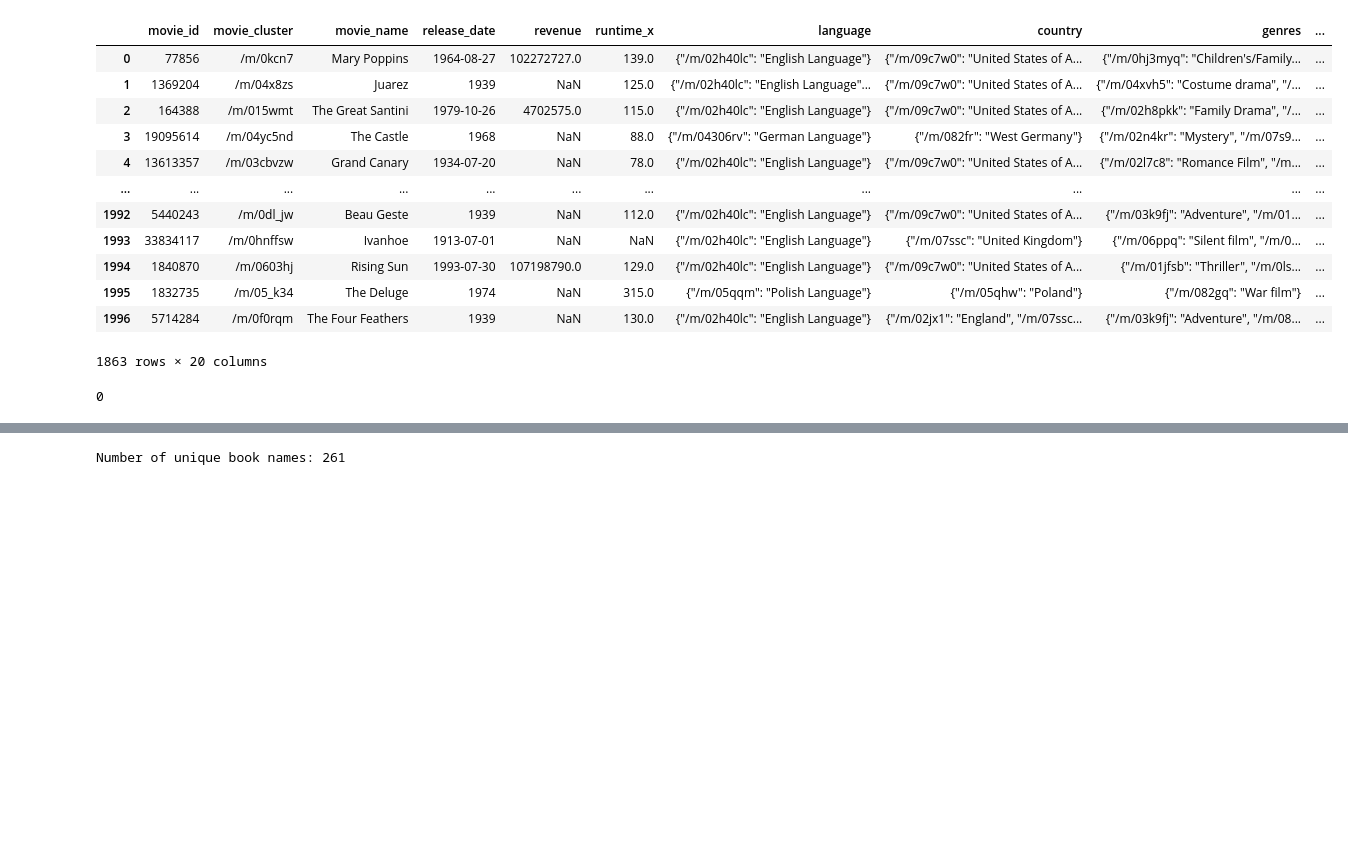
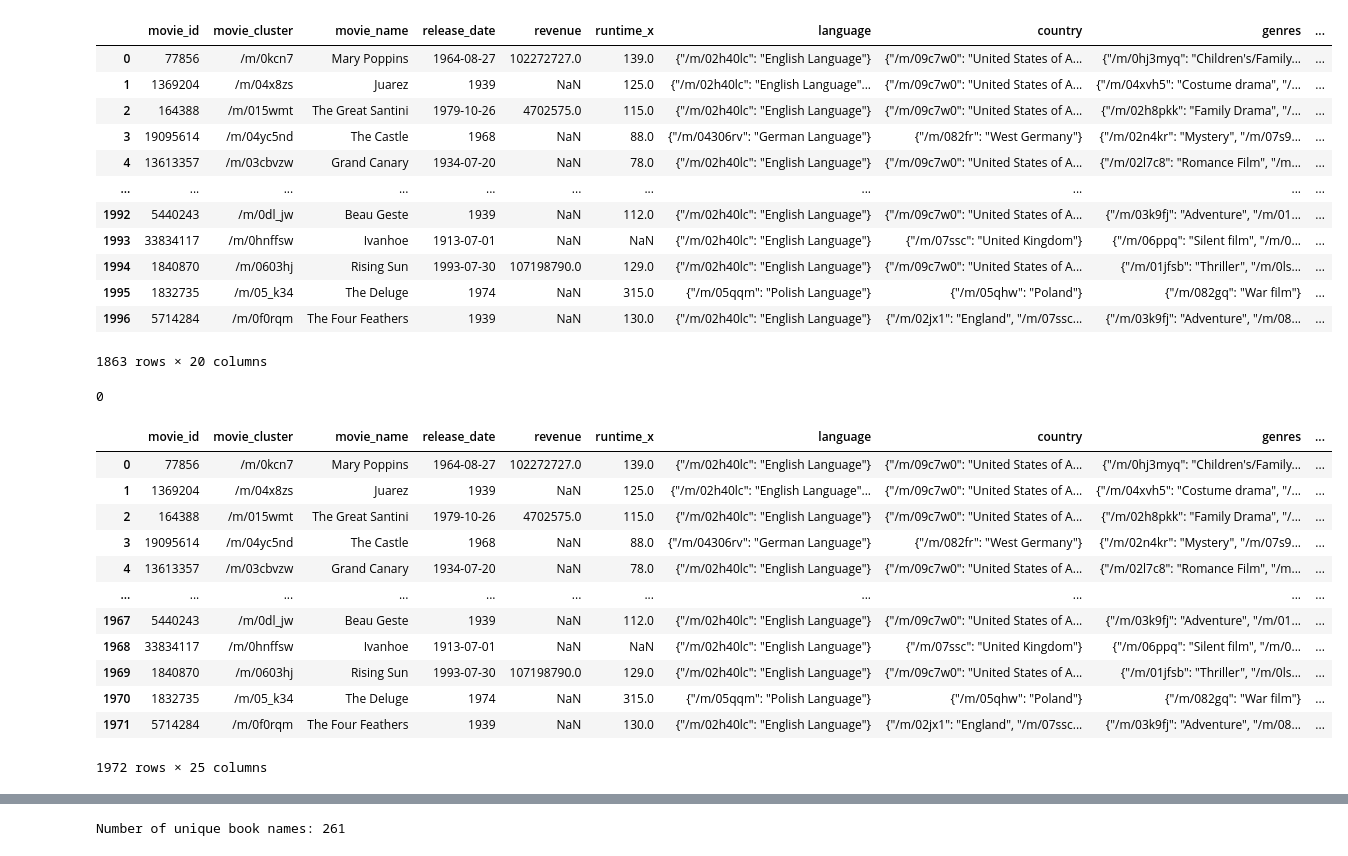
Before and after one commit to epfl-ada/ada-2024-project-datadruids, a Jupyter notebook: src/books_movies_cleaning.ipynb, the cells around one changed output, grey strips where cells are left out. Drawn from its saved outputs; the diff is of its cells as text; code cells hidden in the pictures; blank space fills up the shorter version.

Commit message:
add ratings

```diff
--- a/src/books_movies_cleaning.ipynb
+++ b/src/books_movies_cleaning.ipynb
@@ -274,3 +271,28 @@ len(test)
+# %%
+#merged_movies_books.to_csv('merged_movies_books_cleaned.csv')
+#add the ratings to the dataframe
+movies = pd.read_csv("../data/movies.csv")
+books = pd.read_csv("../data/books.csv")
+movies = movies[['imdbid','book_id','normalized_rating', 'standardized_rating']]
+books = books[['book_id', 'normalized_rating', 'standardized_rating']]
+merged_df = pd.merge(movies, books, on='book_id', how='left')
+final_df = pd.merge(merged_movies_books, merged_df, on='imdbid', how ='inner' )
+final_df.to_csv('../data/final_dataset.csv')
+final_df
+# %% [output]
+|  | movie_id | movie_cluster | movie_name | release_date | revenue | runtime_x | language | country | genres | ... |
+| 0 | 77856 | /m/0kcn7 | Mary Poppins | 1964-08-27 | 102272727.0 | 139.0 | {"/m/02h40lc": "English Language"} | {"/m/09c7w0": "United States of A... | {"/m/0hj3myq": "Children's/Family... | ... |
+| 1 | 1369204 | /m/04x8zs | Juarez | 1939 | NaN | 125.0 | {"/m/02h40lc": "English Language"... | {"/m/09c7w0": "United States of A... | {"/m/04xvh5": "Costume drama", "/... | ... |
+| 2 | 164388 | /m/015wmt | The Great Santini | 1979-10-26 | 4702575.0 | 115.0 | {"/m/02h40lc": "English Language"} | {"/m/09c7w0": "United States of A... | {"/m/02h8pkk": "Family Drama", "/... | ... |
+| 3 | 19095614 | /m/04yc5nd | The Castle | 1968 | NaN | 88.0 | {"/m/04306rv": "German Language"} | {"/m/082fr": "West Germany"} | {"/m/02n4kr": "Mystery", "/m/07s9... | ... |
+| 4 | 13613357 | /m/03cbvzw | Grand Canary | 1934-07-20 | NaN | 78.0 | {"/m/02h40lc": "English Language"} | {"/m/09c7w0": "United States of A... | {"/m/02l7c8": "Romance Film", "/m... | ... |
+| ... | ... | ... | ... | ... | ... | ... | ... | ... | ... | ... |
+| 1967 | 5440243 | /m/0dl_jw | Beau Geste | 1939 | NaN | 112.0 | {"/m/02h40lc": "English Language"} | {"/m/09c7w0": "United States of A... | {"/m/03k9fj": "Adventure", "/m/01... | ... |
+| 1968 | 33834117 | /m/0hnffsw | Ivanhoe | 1913-07-01 | NaN | NaN | {"/m/02h40lc": "English Language"} | {"/m/07ssc": "United Kingdom"} | {"/m/06ppq": "Silent film", "/m/0... | ... |
+| 1969 | 1840870 | /m/0603hj | Rising Sun | 1993-07-30 | 107198790.0 | 129.0 | {"/m/02h40lc": "English Language"} | {"/m/09c7w0": "United States of A... | {"/m/01jfsb": "Thriller", "/m/0ls... | ... |
+| 1970 | 1832735 | /m/05_k34 | The Deluge | 1974 | NaN | 315.0 | {"/m/05qqm": "Polish Language"} | {"/m/05qhw": "Poland"} | {"/m/082gq": "War film"} | ... |
+| 1971 | 5714284 | /m/0f0rqm | The Four Feathers | 1939 | NaN | 130.0 | {"/m/02h40lc": "English Language"} | {"/m/02jx1": "England", "/m/07ssc... | {"/m/03k9fj": "Adventure", "/m/08... | ... |
+1972 rows × 25 columns
 # %%
 # Multiple
 interesting_duplicates = merged_movies_books[merged_movies_books.duplicated(['BookTitle'],keep=False)]
```
Also changed, not shown: parts of 3 cells of this notebook, 1 other file.
